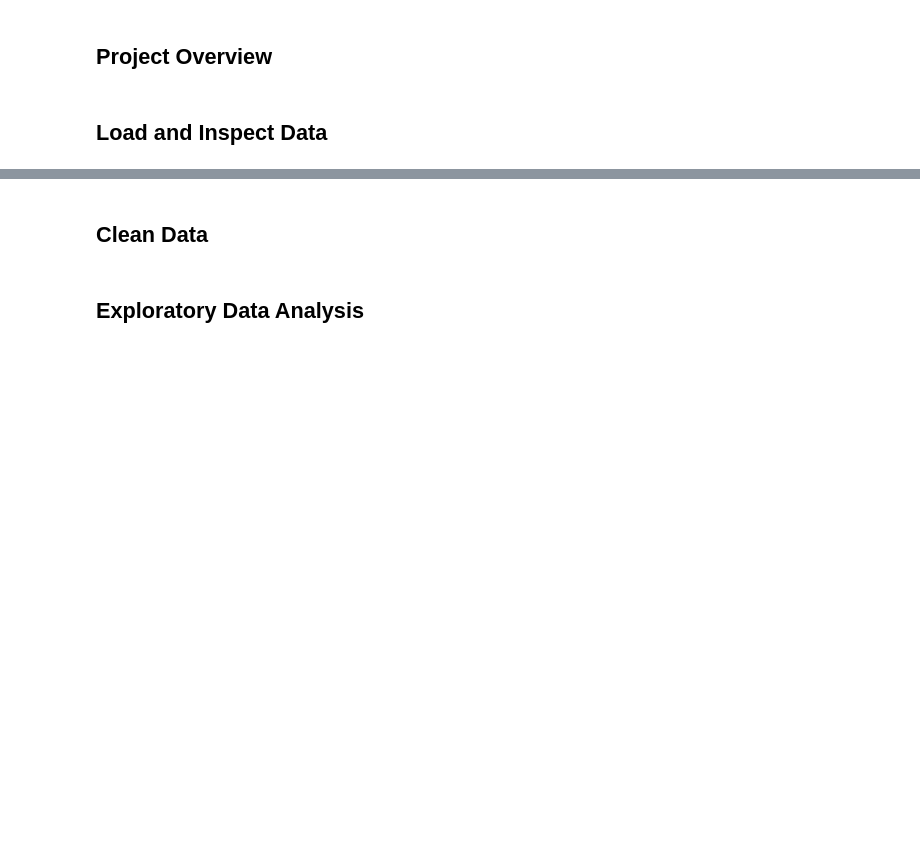
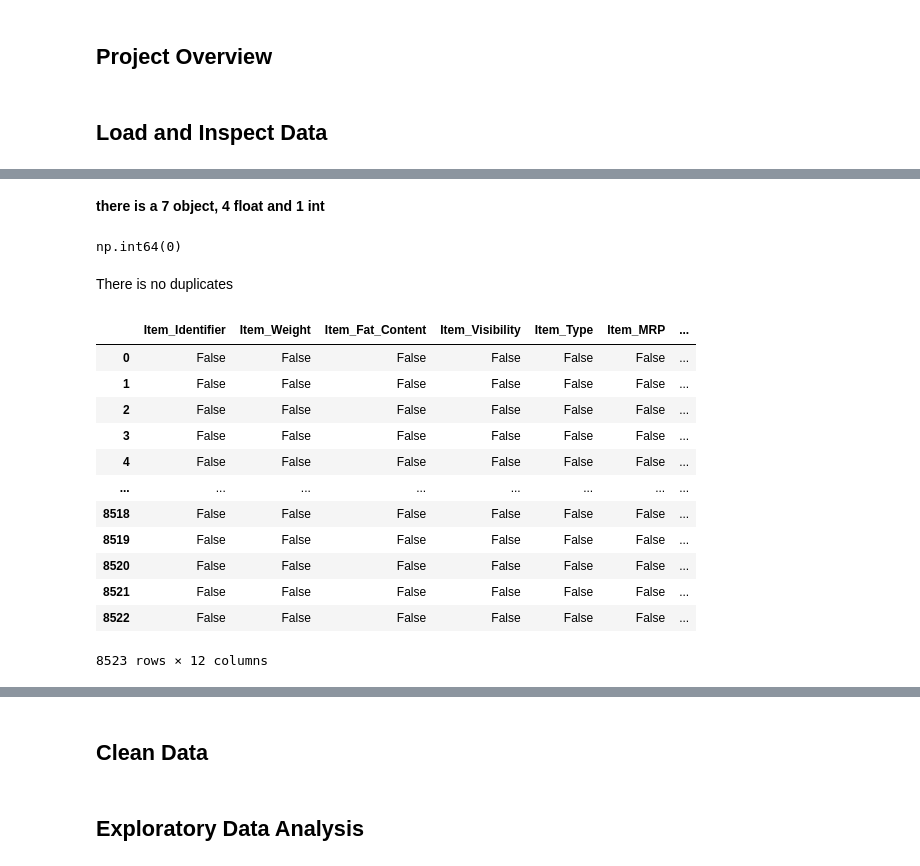
Before and after one commit to MaysNassar/prediction-of-product-sales, a Jupyter notebook: prediction_of_product_sales.ipynb, the cells around one changed output, grey strips where cells are left out. Saved outputs shown, nothing was run; the diff lists cells and outputs as text; code cells hidden in the pictures; blank space fills up the shorter version.

```diff
--- a/prediction_of_product_sales.ipynb
+++ b/prediction_of_product_sales.ipynb
@@ -10,0 +17,4 @@
+# %%
+path = '/content/drive/MyDrive/AXSOSACADEMY/01-Fundamentals/Week02/Data/sales_predictions_2023.csv'
+df = pd.read_csv(path)
+df.head()
@@ -10,0 +75,29 @@
+# %% [markdown]
+ **there is a
+ 7 object, 4 float and 1 int**
+# %%
+#check for duplicted data
+# by saving the filter
+duplicated_rows = df.duplicated()
+duplicated_rows.sum()
+# %% [output]
+np.int64(0)
+# %% [markdown]
+There is no duplicates
+# %%
+# identify missing value
+df.isna()
+# %% [output]
+|  | Item_Identifier | Item_Weight | Item_Fat_Content | Item_Visibility | Item_Type | Item_MRP | ... |
+| 0 | False | False | False | False | False | False | ... |
+| 1 | False | False | False | False | False | False | ... |
+| 2 | False | False | False | False | False | False | ... |
+| 3 | False | False | False | False | False | False | ... |
+| 4 | False | False | False | False | False | False | ... |
+| ... | ... | ... | ... | ... | ... | ... | ... |
+| 8518 | False | False | False | False | False | False | ... |
+| 8519 | False | False | False | False | False | False | ... |
+| 8520 | False | False | False | False | False | False | ... |
+| 8521 | False | False | False | False | False | False | ... |
+| 8522 | False | False | False | False | False | False | ... |
+8523 rows × 12 columns
```
Also changed, not shown: parts of 13 cells of this notebook.
